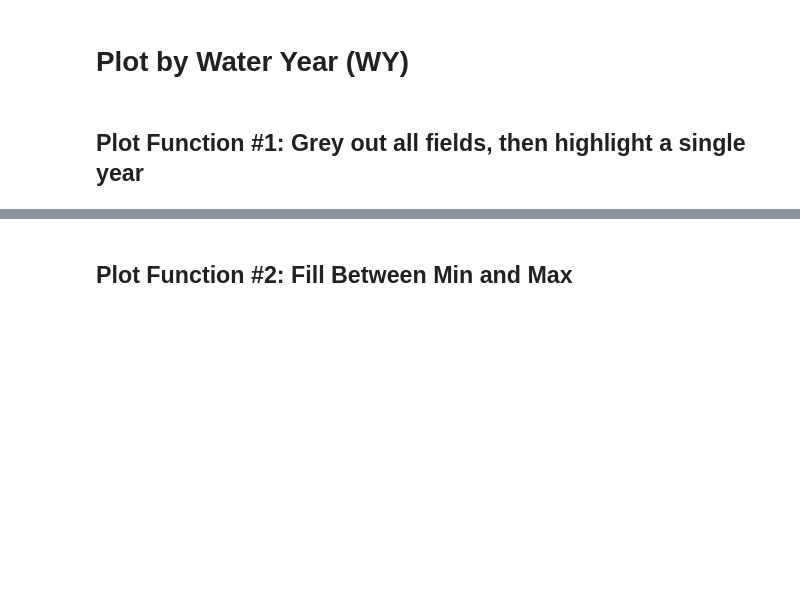
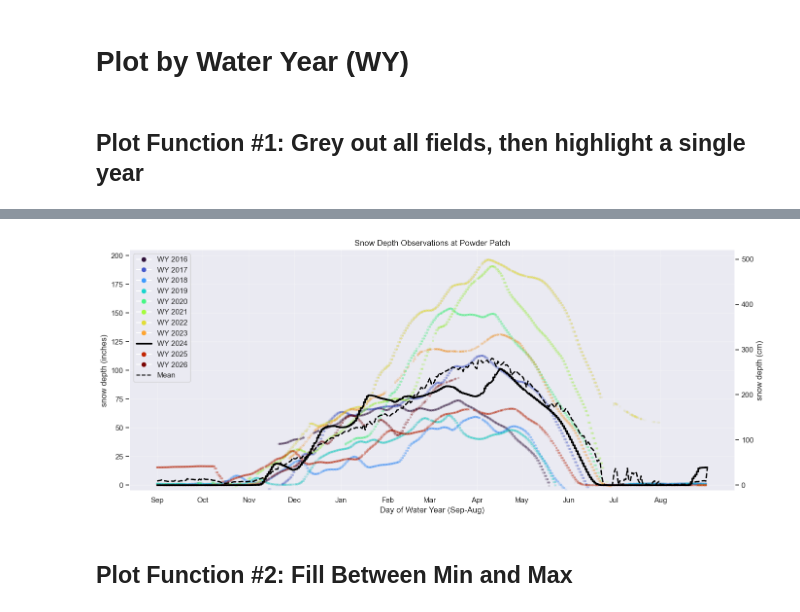
Before and after one commit to cassielumbrazo/snowdepth_teleconnections, a Jupyter notebook: 4_plot_by_wateryear_function.ipynb, the cells around one changed output, grey strips where cells are left out. Cells and saved outputs as stored; diff of their text form; code cells hidden in the pictures; blank space fills up the shorter version.

```diff
--- a/4_plot_by_wateryear_function.ipynb
+++ b/4_plot_by_wateryear_function.ipynb
@@ -424,3 +462,15 @@ plot_snowdepth_by_wateryear(df, depth_col='ppsa_smooth_001', highlight_wy=2026,
+# %%
+# 2) Explicit highlight year, with all other years on a colorscale
+plot_snowdepth_by_wateryear(
+    df,
+    depth_col='ppsa_smooth_005',
+    highlight_wy=2024,
+    other_years_style='colorscale',
+    cmap_name='turbo',
+    other_years_alpha=0.03,
+)
+# %% [output]
+[figure, added]
 # %% [markdown]
 ## Plot Function #2: Fill Between Min and Max
 # %%
```
Also changed, not shown: parts of 8 cells of this notebook.
